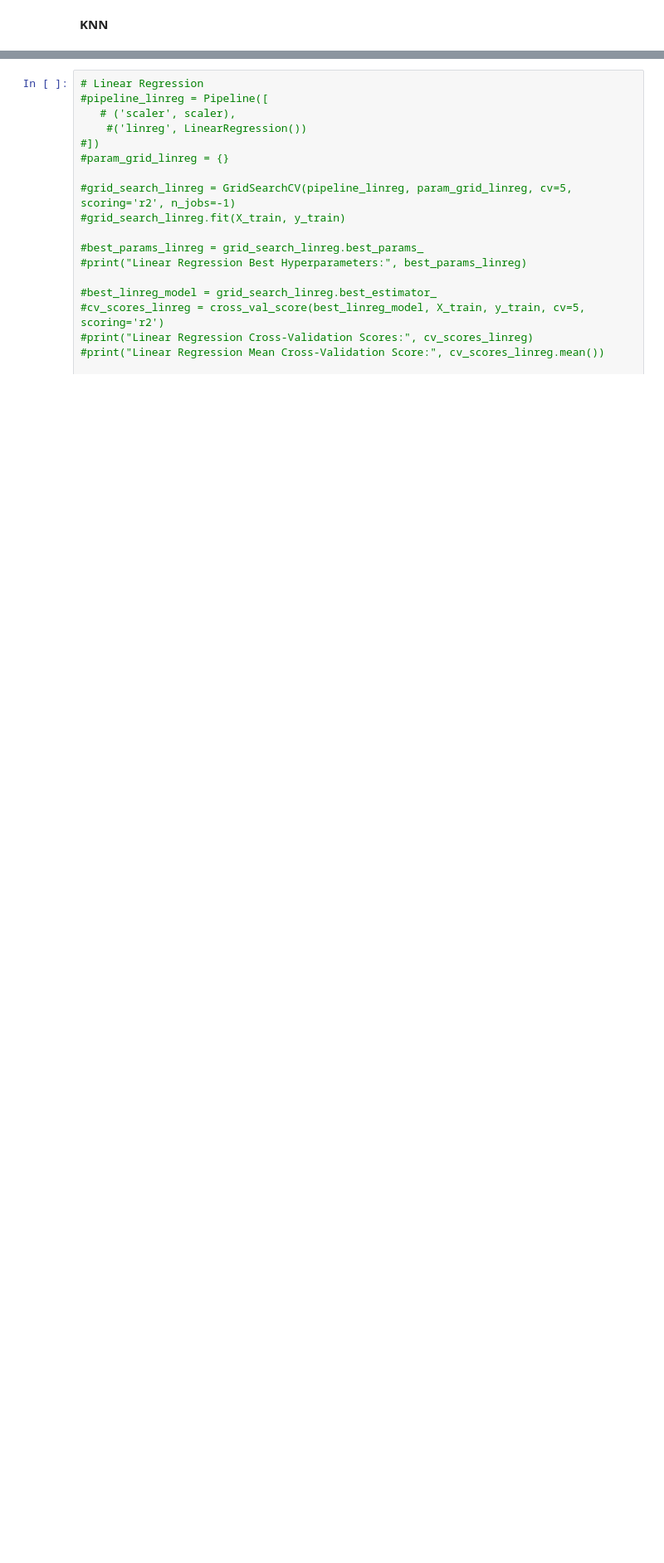
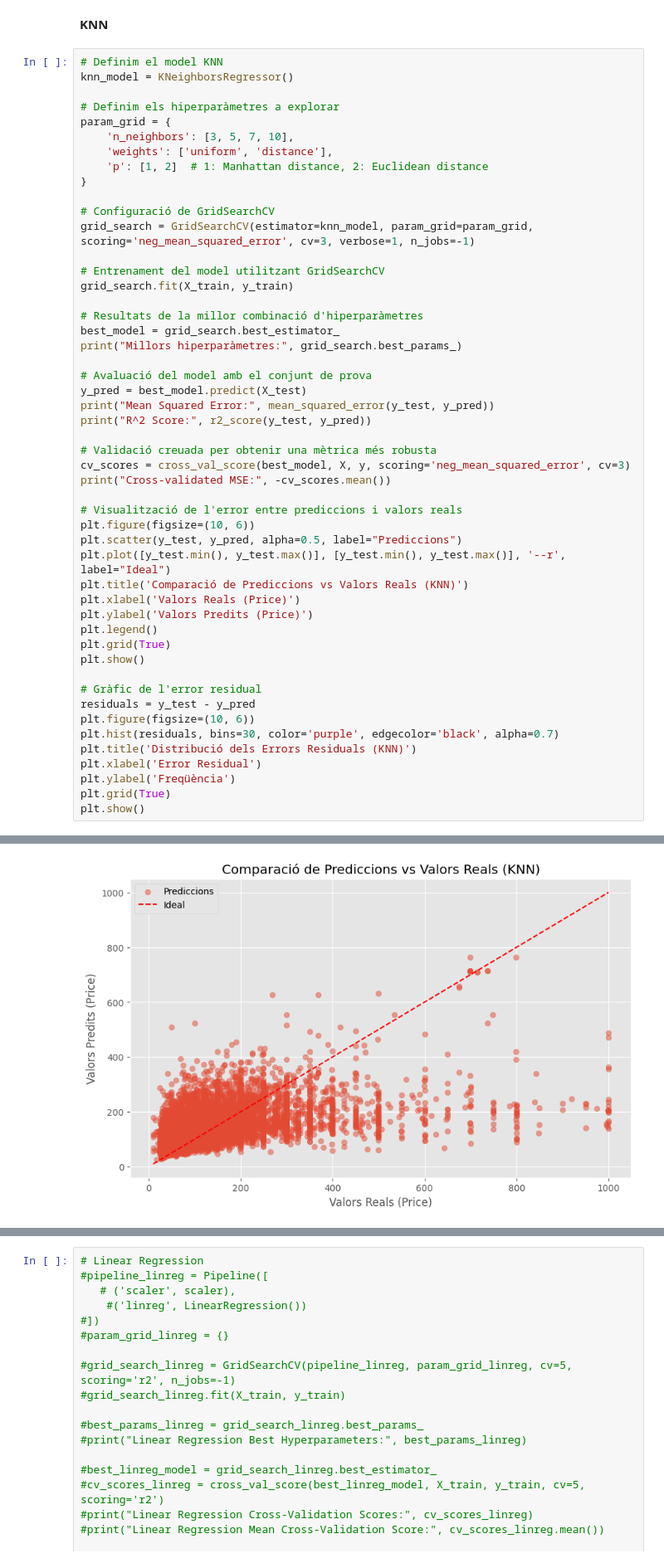
Before and after one commit to angela-uab/Kaggle-APC, a Jupyter notebook: kaggle.ipynb, the cells around one changed output, grey strips where cells are left out. Shown at 83% size. Drawn from its saved outputs; the diff is of its cells as text; blank space fills up the shorter version.

```diff
--- a/kaggle.ipynb
+++ b/kaggle.ipynb
@@ -1100,3 +1101,54 @@ Cross-validated MSE: 9928.879066285937
 **Conclusions:** El Decision Tree és molt útil per interpretar com les característiques influeixen en el preu gràcies a la seva estructura visual i intuïtiva. Tot i ser més interpretatiu, no iguala la precisió dels models ensemble com Gradient Boosting o Random Forest.
 # %% [markdown]
 **KNN**
+# %%
+# Definim el model KNN
+knn_model = KNeighborsRegressor()
+
+# Definim els hiperparàmetres a explorar
+param_grid = {
+    'n_neighbors': [3, 5, 7, 10],
+    'weights': ['uniform', 'distance'],
+    'p': [1, 2]  # 1: Manhattan distance, 2: Euclidean distance
+}
+
+# Configuració de GridSearchCV
+grid_search = GridSearchCV(estimator=knn_model, param_grid=param_grid, scoring='neg_mean_squared_error', cv=3, verbose=1, n_jobs=-1)
+
+# Entrenament del model utilitzant GridSearchCV
+grid_search.fit(X_train, y_train)
+
+# Resultats de la millor combinació d'hiperparàmetres
+best_model = grid_search.best_estimator_
+print("Millors hiperparàmetres:", grid_search.best_params_)
+
+# Avaluació del model amb el conjunt de prova
+y_pred = best_model.predict(X_test)
+print("Mean Squared Error:", mean_squared_error(y_test, y_pred))
+print("R^2 Score:", r2_score(y_test, y_pred))
+
+# Validació creuada per obtenir una mètrica més robusta
+cv_scores = cross_val_score(best_model, X, y, scoring='neg_mean_squared_error', cv=3)
+print("Cross-validated MSE:", -cv_scores.mean())
+
+# Visualització de l'error entre prediccions i valors reals
+plt.figure(figsize=(10, 6))
+plt.scatter(y_test, y_pred, alpha=0.5, label="Prediccions")
+plt.plot([y_test.min(), y_test.max()], [y_test.min(), y_test.max()], '--r', label="Ideal")
+plt.title('Comparació de Prediccions vs Valors Reals (KNN)')
+plt.xlabel('Valors Reals (Price)')
+plt.ylabel('Valors Predits (Price)')
+plt.legend()
+plt.grid(True)
+plt.show()
+
+# Gràfic de l'error residual
+residuals = y_test - y_pred
+plt.figure(figsize=(10, 6))
+plt.hist(residuals, bins=30, color='purple', edgecolor='black', alpha=0.7)
+plt.title('Distribució dels Errors Residuals (KNN)')
+plt.xlabel('Error Residual')
+plt.ylabel('Freqüència')
+plt.grid(True)
+plt.show()
+# %% [output]
@@ -1102,0 +1160 @@ Cross-validated MSE: 9928.879066285937
+[figure, added]
```
Also changed, not shown: parts of 3 cells of this notebook.
